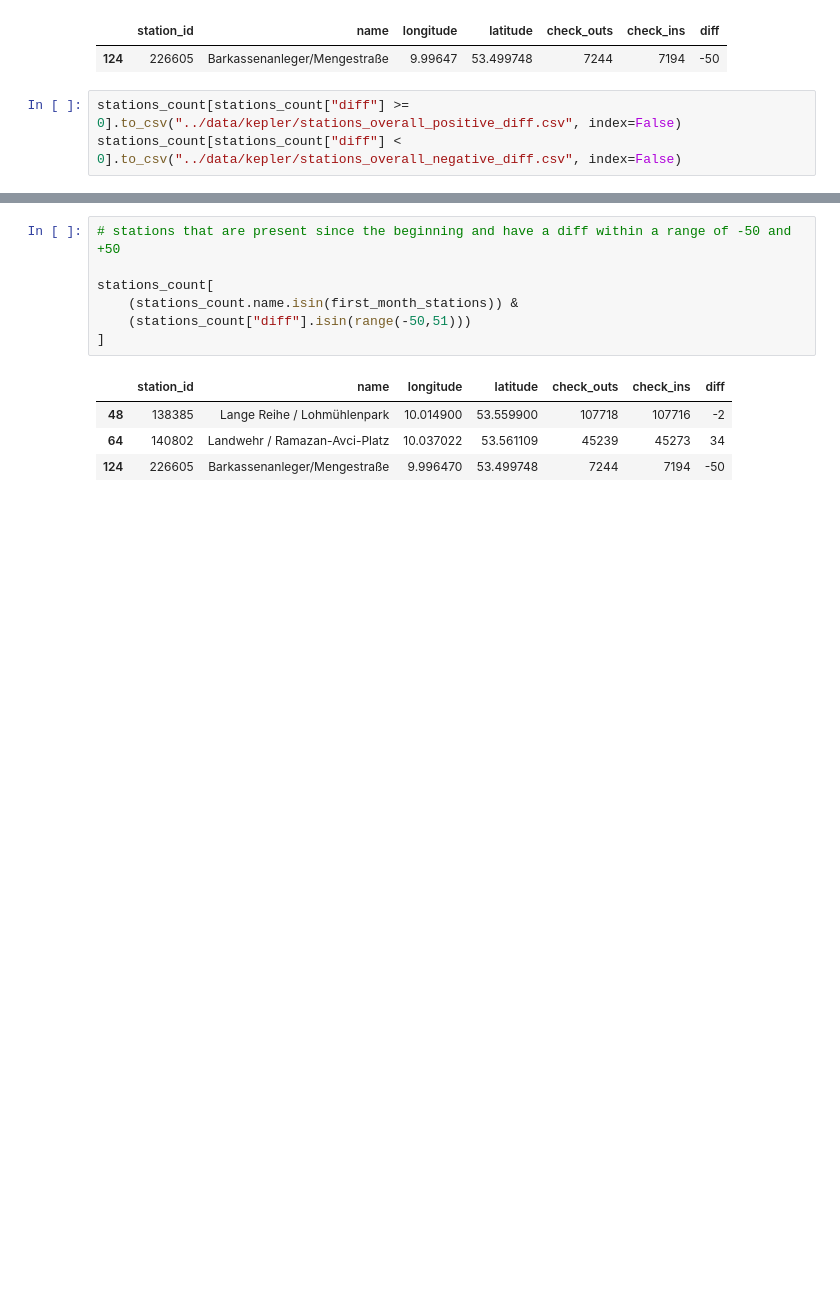
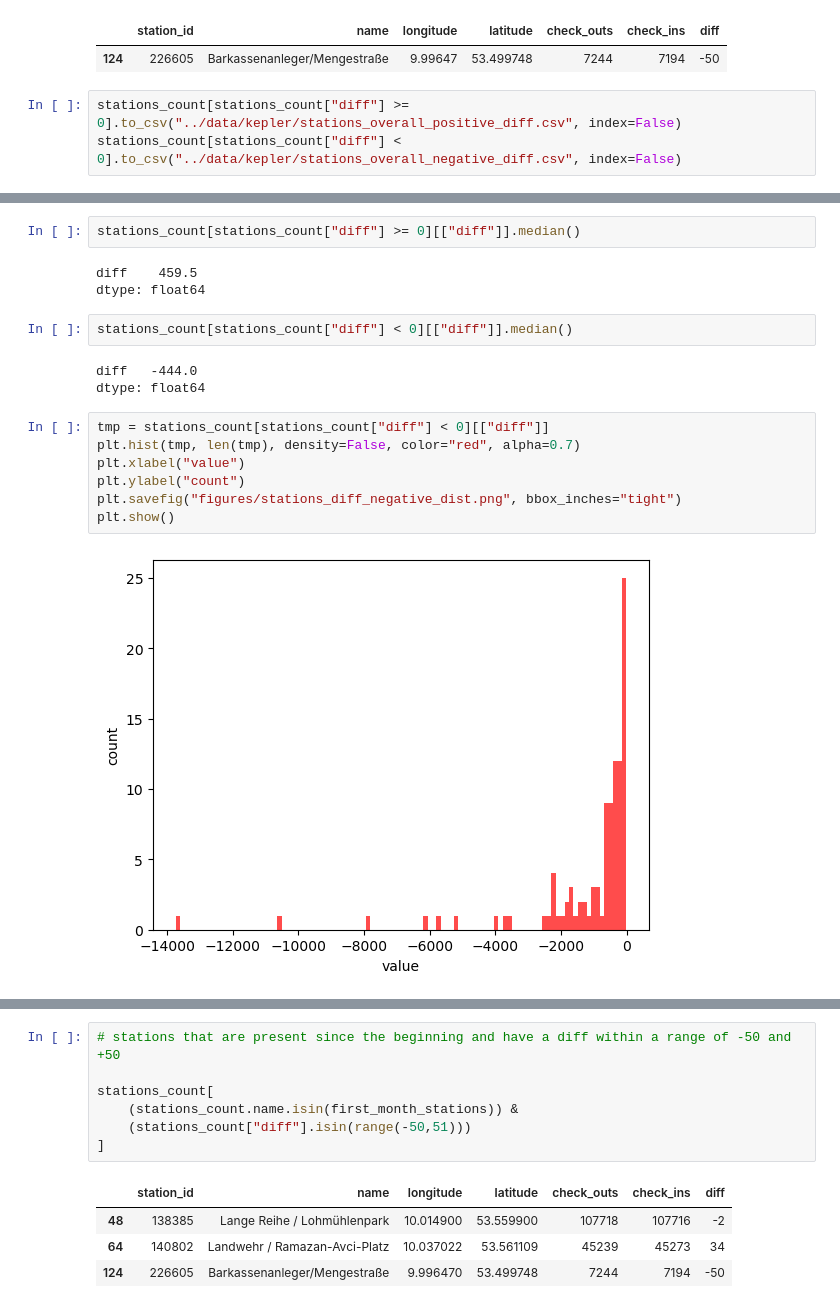
Before and after one commit to dorotheelaugwitz/master-thesis, a Jupyter notebook: analysis_stations.ipynb, the cells around one changed output, grey strips where cells are left out. Drawn from its saved outputs; the diff is of its cells as text; blank space fills up the shorter version.

```diff
--- a/analysis_stations.ipynb
+++ b/analysis_stations.ipynb
@@ -371,0 +362,19 @@ stations_count[stations_count["diff"] < 0].to_csv("../data/kepler/stations_overa
+# %%
+stations_count[stations_count["diff"] >= 0][["diff"]].median()
+# %% [output]
+diff    459.5
+dtype: float64
+# %%
+stations_count[stations_count["diff"] < 0][["diff"]].median()
+# %% [output]
+diff   -444.0
+dtype: float64
+# %%
+tmp = stations_count[stations_count["diff"] < 0][["diff"]]
+plt.hist(tmp, len(tmp), density=False, color="red", alpha=0.7)
+plt.xlabel("value")
+plt.ylabel("count")
+plt.savefig("figures/stations_diff_negative_dist.png", bbox_inches="tight")
+plt.show()
+# %% [output]
+[figure, added]
```
Also changed, not shown: parts of 46 cells of this notebook, 46 other files.
